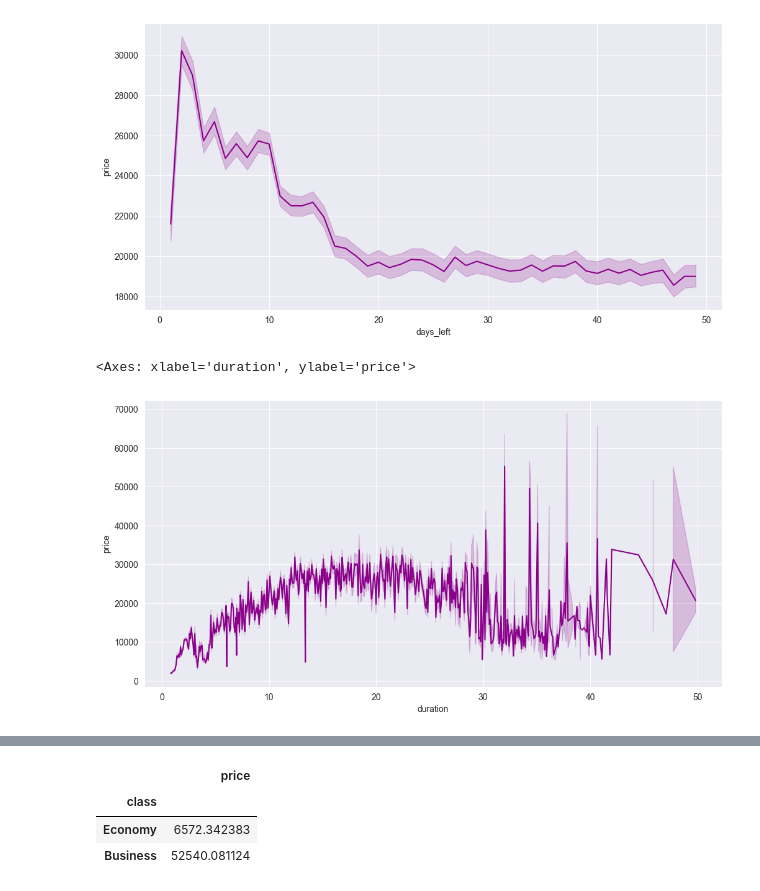
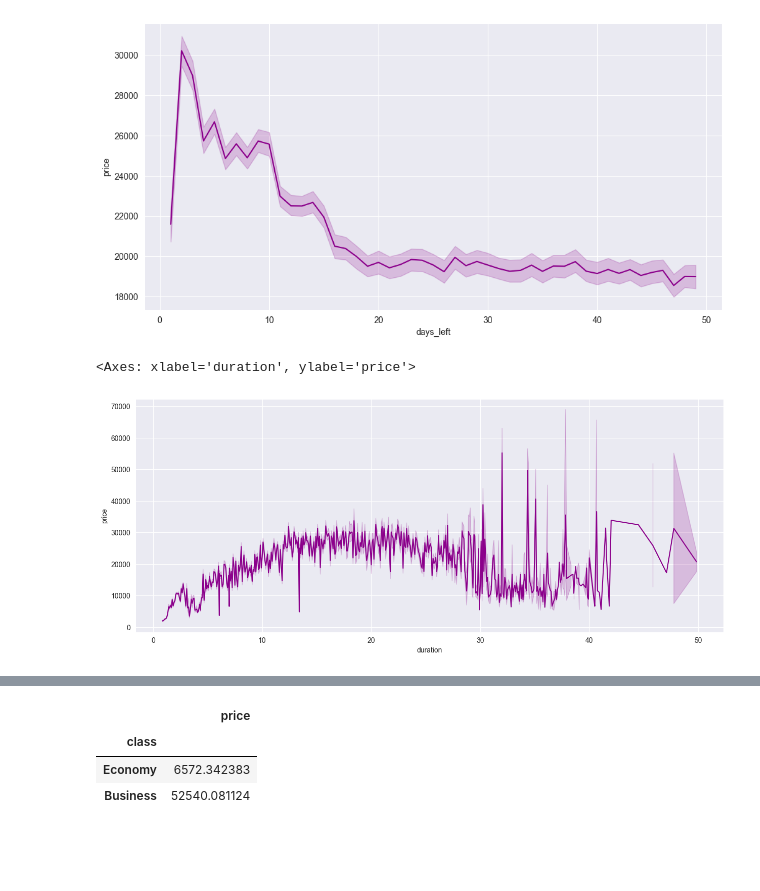
Before and after one commit to PAULA-123/LinearRegression, a Jupyter notebook: Avião_previsão.ipynb, the cells around one changed output, grey strips where cells are left out. Cells and saved outputs as stored; diff of their text form; code cells hidden in the pictures; blank space fills up the shorter version.

```diff
--- a/Avião_previsão.ipynb
+++ b/Avião_previsão.ipynb
@@ -443,11 +507,11 @@ sns.lineplot(x='days_left', y='price', data=data, color  = "darkmagenta")
 <Axes: xlabel='days_left', ylabel='price'>
 [figure]
 # %%
-plt.figure(figsize=(12, 6))
+plt.figure(figsize=(15, 6))
 sns.lineplot(x='duration', y='price', data=data, color  = "darkmagenta")
 # %% [output]
 <Axes: xlabel='duration', ylabel='price'>
-[figure, old version]
+[figure, new version]
 # %%
 data
 # %% [output]
```
Also changed, not shown: parts of 42 cells of this notebook.
